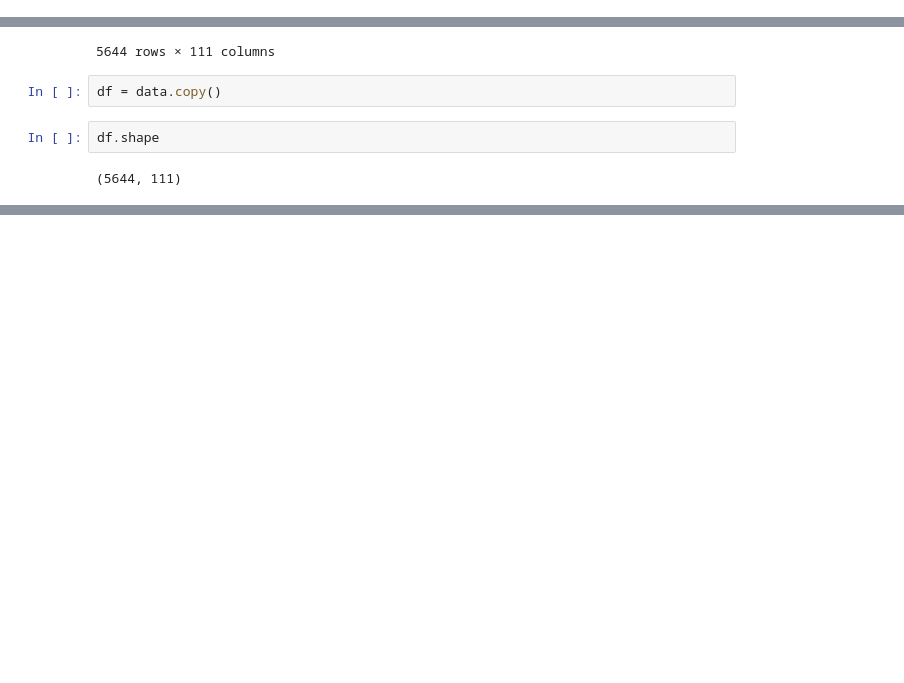
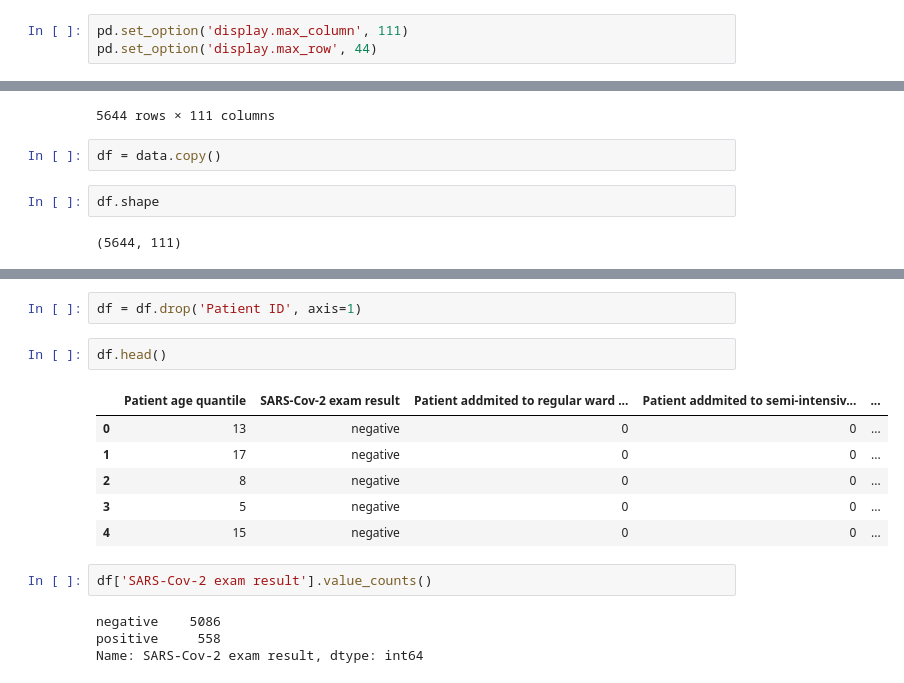
Before and after one commit to LucasColas/Covid-19-Analysis, a Jupyter notebook: Covid_19.ipynb, the cells around one changed output, grey strips where cells are left out. Saved outputs shown, nothing was run; the diff lists cells and outputs as text; blank space fills up the shorter version.

```diff
--- a/Covid_19.ipynb
+++ b/Covid_19.ipynb
@@ -14,5 +15,8 @@ Saving covid.xlsx to covid.xlsx
 # %%
 data = pd.read_excel(io.BytesIO(uploaded['covid.xlsx']))
+# %%
+pd.set_option('display.max_column', 111)
+pd.set_option('display.max_row', 44)
 # %%
 data
 # %% [output]
@@ -37,0 +83,17 @@ df.shape
+# %%
+df = df.drop('Patient ID', axis=1)
+# %%
+df.head()
+# %% [output]
+|  | Patient age quantile | SARS-Cov-2 exam result | Patient addmited to regular ward ... | Patient addmited to semi-intensiv... | ... |
+| 0 | 13 | negative | 0 | 0 | ... |
+| 1 | 17 | negative | 0 | 0 | ... |
+| 2 | 8 | negative | 0 | 0 | ... |
+| 3 | 5 | negative | 0 | 0 | ... |
+| 4 | 15 | negative | 0 | 0 | ... |
+# %%
+df['SARS-Cov-2 exam result'].value_counts()
+# %% [output]
+negative    5086
+positive     558
+Name: SARS-Cov-2 exam result, dtype: int64
```
Also changed, not shown: parts of 8 cells of this notebook.
